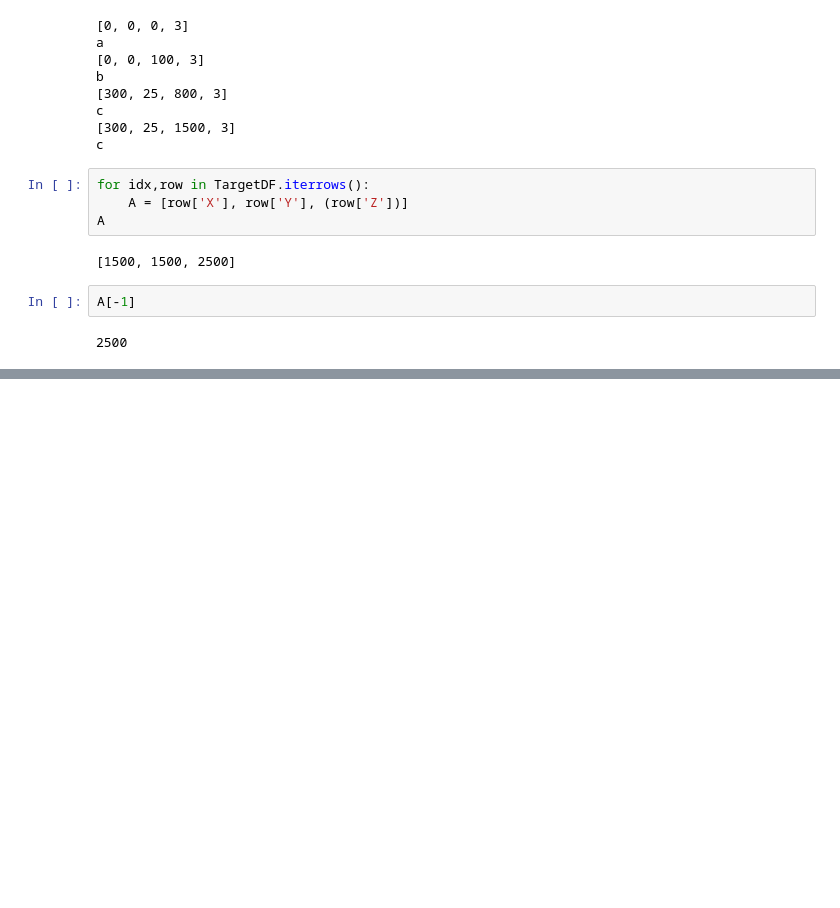
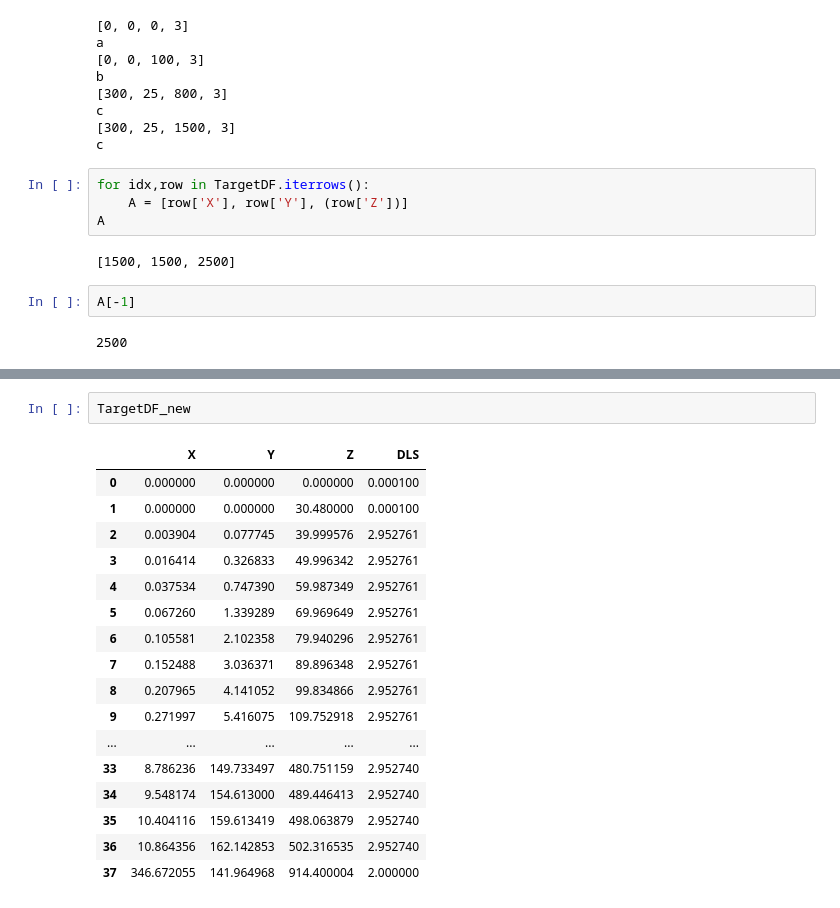
Before and after one commit to jiunx7174/MIH-Dashboard-Project, a Jupyter notebook: Notebook/11_VisualizeTrajectory.ipynb, the cells around one changed output, grey strips where cells are left out. Cells and saved outputs as stored; diff of their text form; blank space fills up the shorter version.

```diff
--- a/Notebook/11_VisualizeTrajectory.ipynb
+++ b/Notebook/11_VisualizeTrajectory.ipynb
@@ -213,0 +467,20 @@ A[-1]
+# %%
+TargetDF_new
+# %% [output]
+|  | X | Y | Z | DLS |
+| 0 | 0.000000 | 0.000000 | 0.000000 | 0.000100 |
+| 1 | 0.000000 | 0.000000 | 30.480000 | 0.000100 |
+| 2 | 0.003904 | 0.077745 | 39.999576 | 2.952761 |
+| 3 | 0.016414 | 0.326833 | 49.996342 | 2.952761 |
+| 4 | 0.037534 | 0.747390 | 59.987349 | 2.952761 |
+| 5 | 0.067260 | 1.339289 | 69.969649 | 2.952761 |
+| 6 | 0.105581 | 2.102358 | 79.940296 | 2.952761 |
+| 7 | 0.152488 | 3.036371 | 89.896348 | 2.952761 |
+| 8 | 0.207965 | 4.141052 | 99.834866 | 2.952761 |
+| 9 | 0.271997 | 5.416075 | 109.752918 | 2.952761 |
+| ... | ... | ... | ... | ... |
+| 33 | 8.786236 | 149.733497 | 480.751159 | 2.952740 |
+| 34 | 9.548174 | 154.613000 | 489.446413 | 2.952740 |
+| 35 | 10.404116 | 159.613419 | 498.063879 | 2.952740 |
+| 36 | 10.864356 | 162.142853 | 502.316535 | 2.952740 |
+| 37 | 346.672055 | 141.964968 | 914.400004 | 2.000000 |
```
Also changed, not shown: parts of 16 cells of this notebook, 1 other file.
